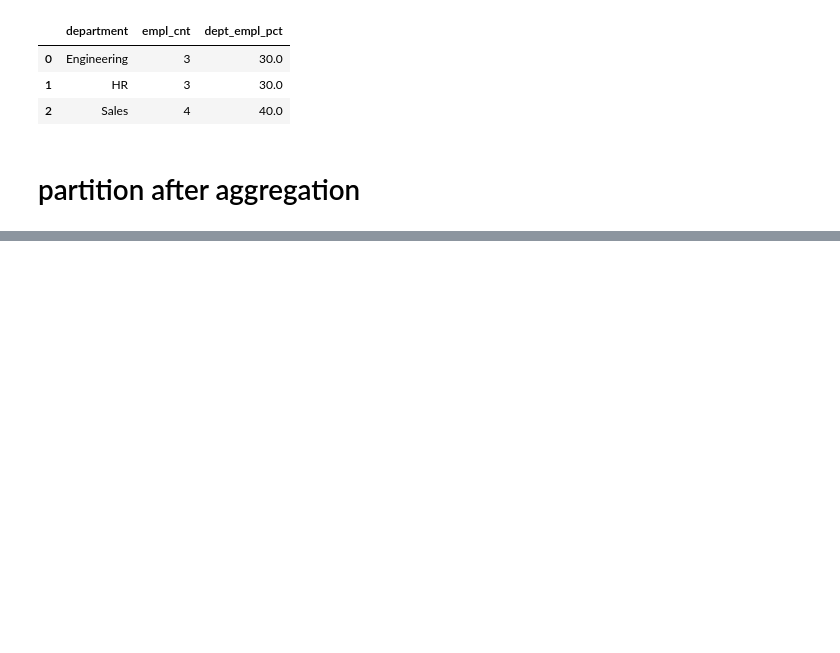
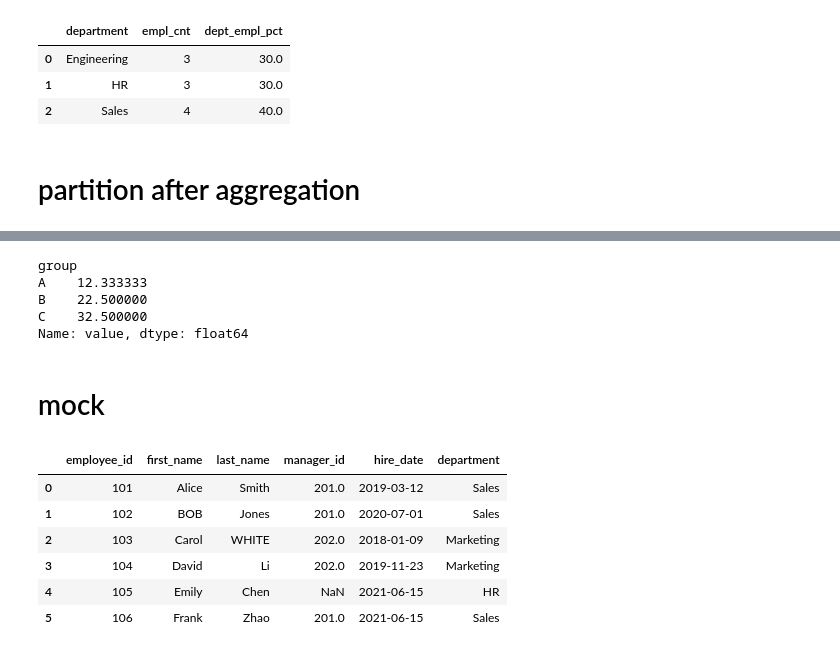
Before and after one commit to fyli16/pandas_data_analysis, a Jupyter notebook: data_manipulation.ipynb, the cells around one changed output, grey strips where cells are left out. Saved outputs shown, nothing was run; the diff lists cells and outputs as text; code cells hidden in the pictures; blank space fills up the shorter version.

```diff
--- a/data_manipulation.ipynb
+++ b/data_manipulation.ipynb
@@ -872,0 +1308,36 @@ order_df
+# %%
+df.groupby('group')['value'].mean()
+# %% [output]
+group
+A    12.333333
+B    22.500000
+C    32.500000
+Name: value, dtype: float64
+# %% [markdown]
+# mock
+# %%
+employees = pd.DataFrame({
+    "employee_id": [101, 102, 103, 104, 105, 106],
+    "first_name": ["Alice", "BOB", "Carol", "David", "Emily", "Frank"],
+    "last_name": ["Smith", "Jones", "WHITE", "Li", "Chen", "Zhao"],
+    "manager_id": [201, 201, 202, 202, None, 201],
+    "hire_date": ["2019-03-12", "2020-07-01", "2018-01-09", "2019-11-23", "2021-06-15", "2021-06-15"],
+    "department": ["Sales", "Sales", "Marketing", "Marketing", "HR", "Sales"]
+})
+
+salaries = pd.DataFrame({
+    "employee_id": [101, 101, 102, 103, 104, 105, 106],
+    "salary": [75000, 80000, 60000, 70000, 72000, 65000, 62000],
+    "effective_date": ["2021-01-01", "2022-01-01", "2021-01-01", "2021-01-01",
+                       "2021-01-01", "2021-01-01", "2022-06-01"]
+})
+# %%
+employees
+# %% [output]
+|  | employee_id | first_name | last_name | manager_id | hire_date | department |
+| 0 | 101 | Alice | Smith | 201.0 | 2019-03-12 | Sales |
+| 1 | 102 | BOB | Jones | 201.0 | 2020-07-01 | Sales |
+| 2 | 103 | Carol | WHITE | 202.0 | 2018-01-09 | Marketing |
+| 3 | 104 | David | Li | 202.0 | 2019-11-23 | Marketing |
+| 4 | 105 | Emily | Chen | NaN | 2021-06-15 | HR |
+| 5 | 106 | Frank | Zhao | 201.0 | 2021-06-15 | Sales |
```
Also changed, not shown: parts of 61 cells of this notebook.
